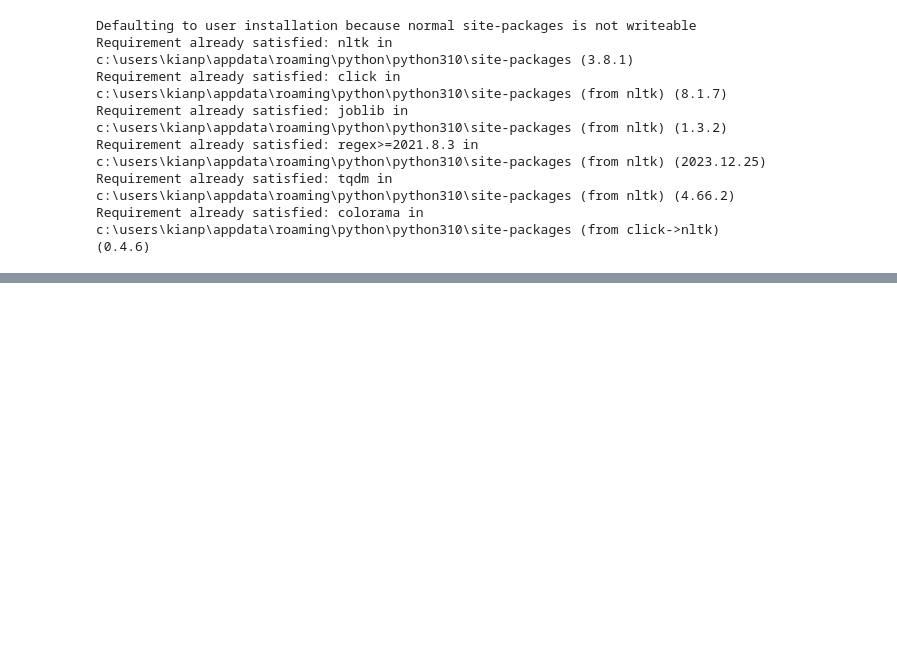
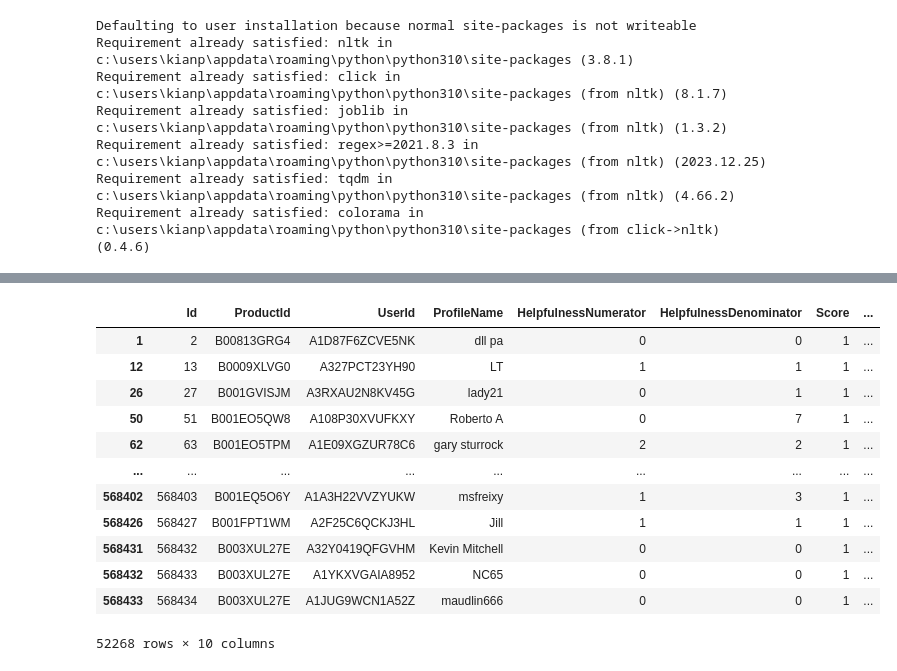
Before and after one commit to kianpaya/amazon-fine-food, a Jupyter notebook: amazon.ipynb, the cells around one changed output, grey strips where cells are left out. Cells and saved outputs as stored; diff of their text form; code cells hidden in the pictures; blank space fills up the shorter version.

```diff
--- a/amazon.ipynb
+++ b/amazon.ipynb
@@ -119,0 +173,16 @@ ModuleNotFoundError: No module named 'keras.preprocessing.text'
+# %%
+data[data["Score"]==1]
+# %% [output]
+|  | Id | ProductId | UserId | ProfileName | HelpfulnessNumerator | HelpfulnessDenominator | Score | ... |
+| 1 | 2 | B00813GRG4 | A1D87F6ZCVE5NK | dll pa | 0 | 0 | 1 | ... |
+| 12 | 13 | B0009XLVG0 | A327PCT23YH90 | LT | 1 | 1 | 1 | ... |
+| 26 | 27 | B001GVISJM | A3RXAU2N8KV45G | lady21 | 0 | 1 | 1 | ... |
+| 50 | 51 | B001EO5QW8 | A108P30XVUFKXY | Roberto A | 0 | 7 | 1 | ... |
+| 62 | 63 | B001EO5TPM | A1E09XGZUR78C6 | gary sturrock | 2 | 2 | 1 | ... |
+| ... | ... | ... | ... | ... | ... | ... | ... | ... |
+| 568402 | 568403 | B001EQ5O6Y | A1A3H22VVZYUKW | msfreixy | 1 | 3 | 1 | ... |
+| 568426 | 568427 | B001FPT1WM | A2F25C6QCKJ3HL | Jill | 1 | 1 | 1 | ... |
+| 568431 | 568432 | B003XUL27E | A32Y0419QFGVHM | Kevin Mitchell | 0 | 0 | 1 | ... |
+| 568432 | 568433 | B003XUL27E | A1YKXVGAIA8952 | NC65 | 0 | 0 | 1 | ... |
+| 568433 | 568434 | B003XUL27E | A1JUG9WCN1A52Z | maudlin666 | 0 | 0 | 1 | ... |
+52268 rows × 10 columns
```
Also changed, not shown: parts of 23 cells of this notebook.
